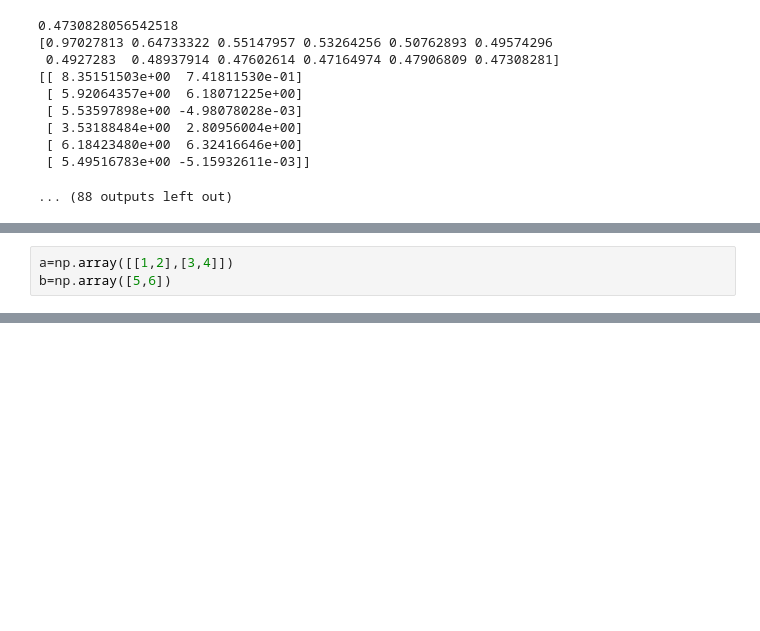
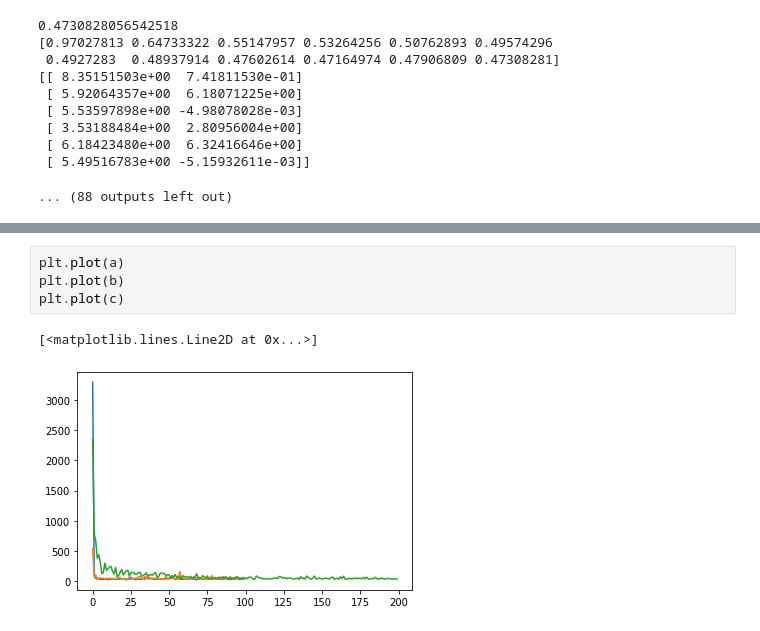
Before and after one commit to justids/QuantumGuys, a Jupyter notebook: QNNP/paraoptim.ipynb, the cells around one changed output, grey strips where cells are left out. Saved outputs shown, nothing was run; the diff lists cells and outputs as text; blank space fills up the shorter version.

```diff
--- a/QNNP/paraoptim.ipynb
+++ b/QNNP/paraoptim.ipynb
@@ -199,3 +156,0 @@ tensor([[[0.10578146, 0.21272092, 0.98612876],
-# %%
-a=np.array([[1,2],[3,4]])
-b=np.array([5,6])
@@ -212,0 +163,7 @@ ham_para0=np.array([-0.18460532, -4.87518843, -2.76178594, -0.48570543])
+# %%
+plt.plot(a)
+plt.plot(b)
+plt.plot(c)
+# %% [output]
+[<matplotlib.lines.Line2D at 0x...>]
+[figure, added]
```
Also changed, not shown: parts of 19 cells of this notebook, 5 other files.
